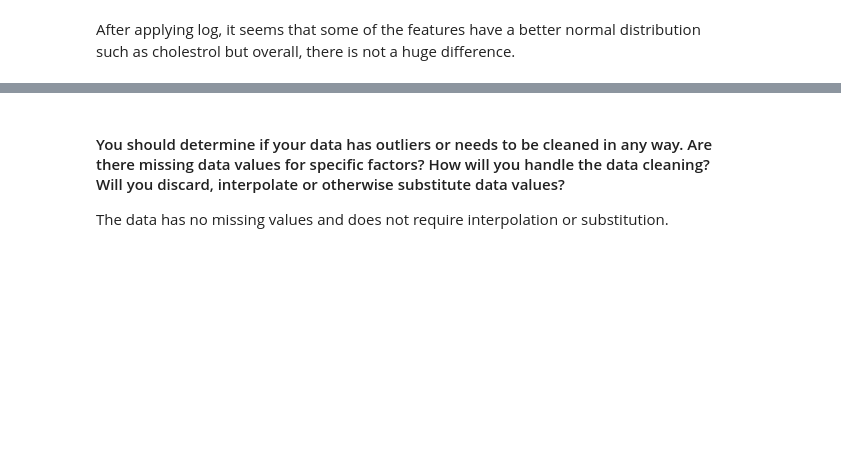
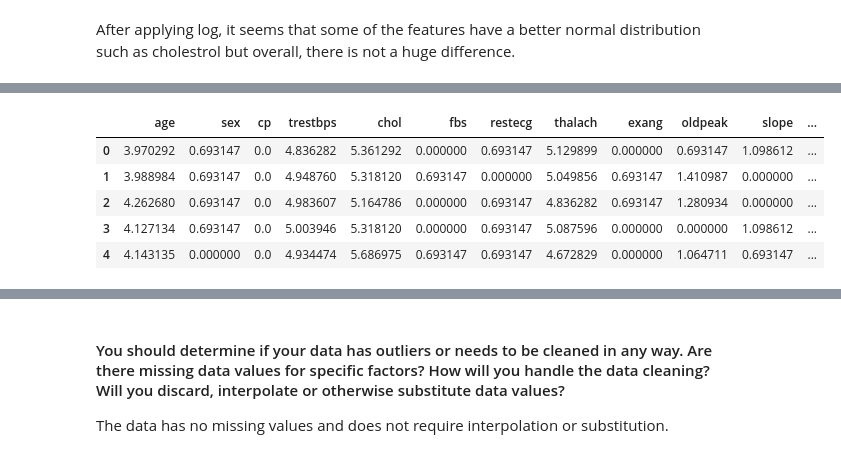
Before and after one commit to puneetsran/supervised_learning_project, a Jupyter notebook: supervised_learning_project.ipynb, the cells around one changed output, grey strips where cells are left out. Cells and saved outputs as stored; diff of their text form; code cells hidden in the pictures; blank space fills up the shorter version.

```diff
--- a/supervised_learning_project.ipynb
+++ b/supervised_learning_project.ipynb
@@ -237,0 +238,9 @@ sns.pairplot(df2, corner=True)
+# %%
+df2.head()
+# %% [output]
+|  | age | sex | cp | trestbps | chol | fbs | restecg | thalach | exang | oldpeak | slope | ... |
+| 0 | 3.970292 | 0.693147 | 0.0 | 4.836282 | 5.361292 | 0.000000 | 0.693147 | 5.129899 | 0.000000 | 0.693147 | 1.098612 | ... |
+| 1 | 3.988984 | 0.693147 | 0.0 | 4.948760 | 5.318120 | 0.693147 | 0.000000 | 5.049856 | 0.693147 | 1.410987 | 0.000000 | ... |
+| 2 | 4.262680 | 0.693147 | 0.0 | 4.983607 | 5.164786 | 0.000000 | 0.693147 | 4.836282 | 0.693147 | 1.280934 | 0.000000 | ... |
+| 3 | 4.127134 | 0.693147 | 0.0 | 5.003946 | 5.318120 | 0.000000 | 0.693147 | 5.087596 | 0.000000 | 0.000000 | 1.098612 | ... |
+| 4 | 4.143135 | 0.000000 | 0.0 | 4.934474 | 5.686975 | 0.693147 | 0.693147 | 4.672829 | 0.000000 | 1.064711 | 0.693147 | ... |
```
Also changed, not shown: parts of 25 cells of this notebook.
